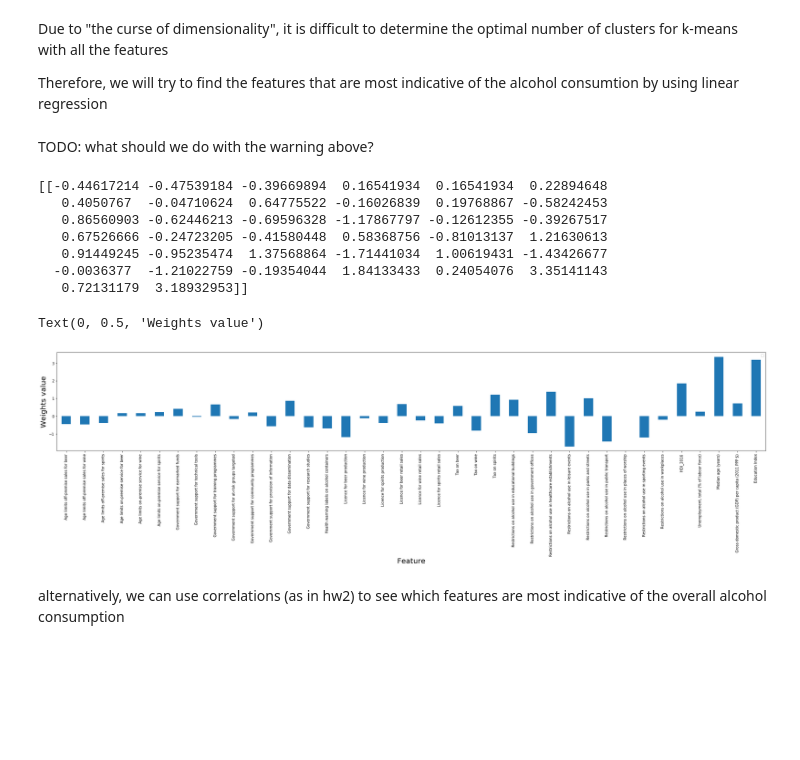
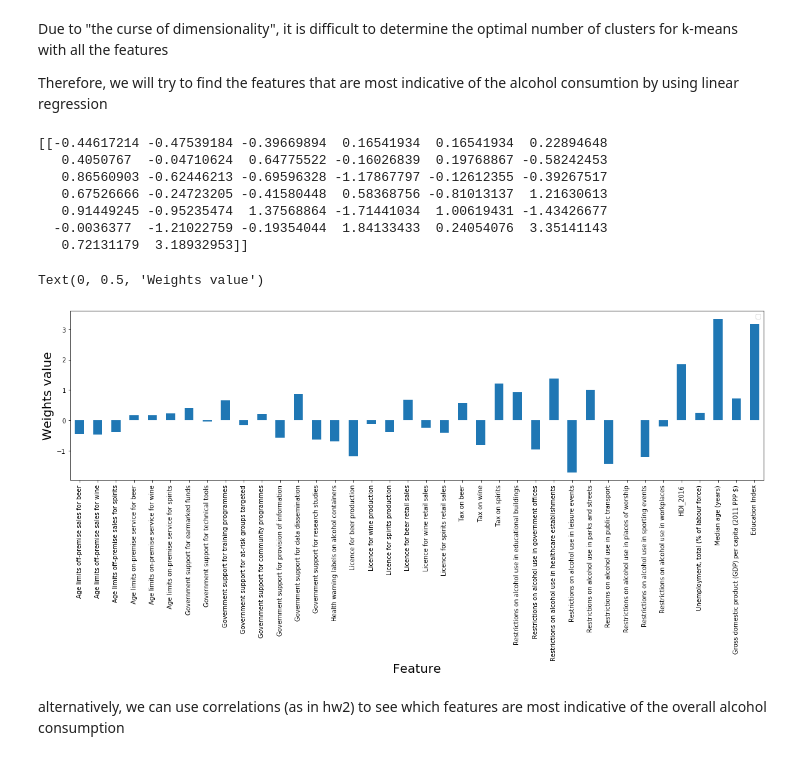
Before and after one commit to TomasTurner/Notorious_ADA_Projet_2019, a Jupyter notebook: src/weights and correlations for clustering.ipynb, the cells around one changed output. Drawn from its saved outputs; the diff is of its cells as text; code cells hidden in the pictures; blank space fills up the shorter version.

Commit message:
Finish clustering
just need to visualize it on the map

```diff
--- a/src/weights and correlations for clustering.ipynb
+++ b/src/weights and correlations for clustering.ipynb
@@ -749,8 +754,6 @@ mse = np.zeros(100)
 
 for a in range(100):
     mse[a] = -np.mean(cross_val_score(Ridge(alpha=a/10.0), X=X, y=y, cv=5, scoring='neg_mean_squared_error'))
-# %% [markdown]
-TODO: what should we do with the warning above?
 # %%
 best_alpha = np.argmin(mse)
 ridge = Ridge(best_alpha/10.0)
@@ -765,13 +768,15 @@ print(ridge.coef_)
   -0.0036377  -1.21022759 -0.19354044  1.84133433  0.24054076  3.35141143
    0.72131179  3.18932953]]
 # %%
+plt.rcParams['figure.figsize'] = [20, 5]
+
 df = pd.DataFrame({'_': ridge.coef_[0]}, index=clustering_normalized_df.columns.tolist()[:-1])
 q = df.plot.bar()
 q.set_xlabel('Feature', size=20)
 q.set_ylabel('Weights value', size=20)
 # %% [output]
 Text(0, 0.5, 'Weights value')
-[figure, old version]
+[figure, new version]
 # %% [markdown]
 alternatively, we can use correlations (as in hw2) to see which features are most indicative of the overall alcohol consumption
 # %%
```
Also changed, not shown: parts of 18 cells of this notebook.
